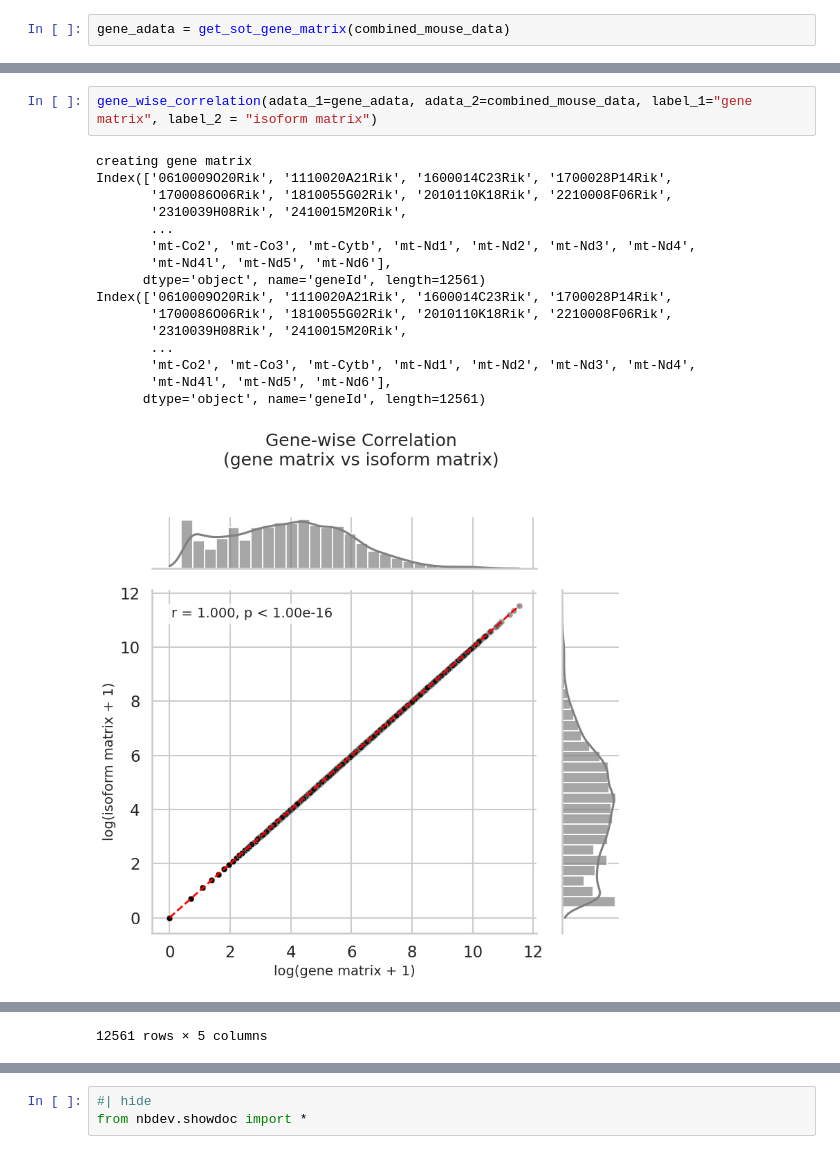
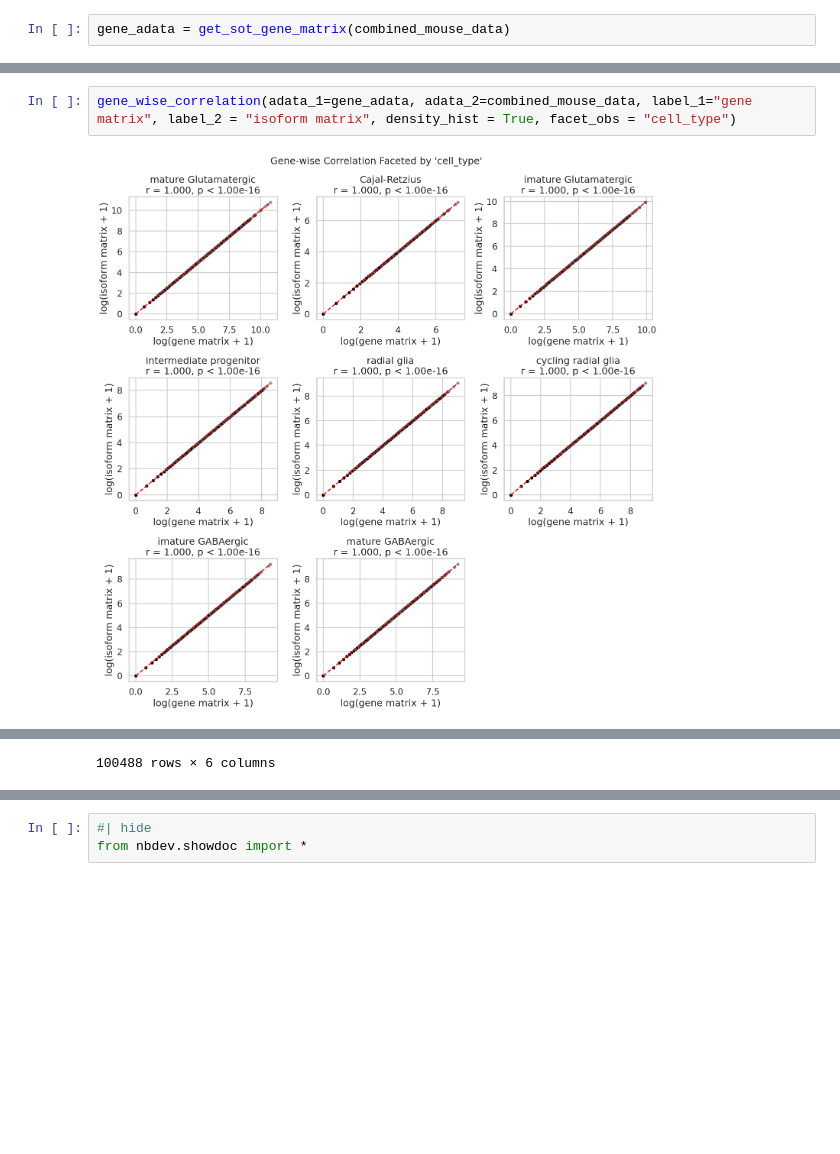
Before and after one commit to cobioda/allos, a Jupyter notebook: nbs/007_preprocesing.ipynb, the cells around one changed output, grey strips where cells are left out. Saved outputs shown, nothing was run; the diff lists cells and outputs as text; blank space fills up the shorter version.

Commit message:
added correlation, bland-altman and facetting for both to preprocessing module

```diff
--- a/nbs/007_preprocesing.ipynb
+++ b/nbs/007_preprocesing.ipynb
@@ -348,19 +407,4 @@ gene_adata.var
 # %%
-gene_wise_correlation(adata_1=gene_adata, adata_2=combined_mouse_data, label_1="gene matrix", label_2 = "isoform matrix")
+gene_wise_correlation(adata_1=gene_adata, adata_2=combined_mouse_data, label_1="gene matrix", label_2 = "isoform matrix", density_hist = True, facet_obs = "cell_type")
 # %% [output]
-creating gene matrix
-Index(['0610009O20Rik', '1110020A21Rik', '1600014C23Rik', '1700028P14Rik',
-       '1700086O06Rik', '1810055G02Rik', '2010110K18Rik', '2210008F06Rik',
-       '2310039H08Rik', '2410015M20Rik',
-       ...
-       'mt-Co2', 'mt-Co3', 'mt-Cytb', 'mt-Nd1', 'mt-Nd2', 'mt-Nd3', 'mt-Nd4',
-       'mt-Nd4l', 'mt-Nd5', 'mt-Nd6'],
-      dtype='object', name='geneId', length=12561)
-Index(['0610009O20Rik', '1110020A21Rik', '1600014C23Rik', '1700028P14Rik',
-       '1700086O06Rik', '1810055G02Rik', '2010110K18Rik', '2210008F06Rik',
-       '2310039H08Rik', '2410015M20Rik',
-       ...
-       'mt-Co2', 'mt-Co3', 'mt-Cytb', 'mt-Nd1', 'mt-Nd2', 'mt-Nd3', 'mt-Nd4',
-       'mt-Nd4l', 'mt-Nd5', 'mt-Nd6'],
-      dtype='object', name='geneId', length=12561)
-[figure, old version]
+[figure, new version]
@@ -379 +423 @@ Index(['0610009O20Rik', '1110020A21Rik', '1600014C23Rik', '1700028P14Rik',
-12561 rows × 5 columns
+100488 rows × 6 columns
```
Also changed, not shown: parts of 9 cells of this notebook, 4 other files.
